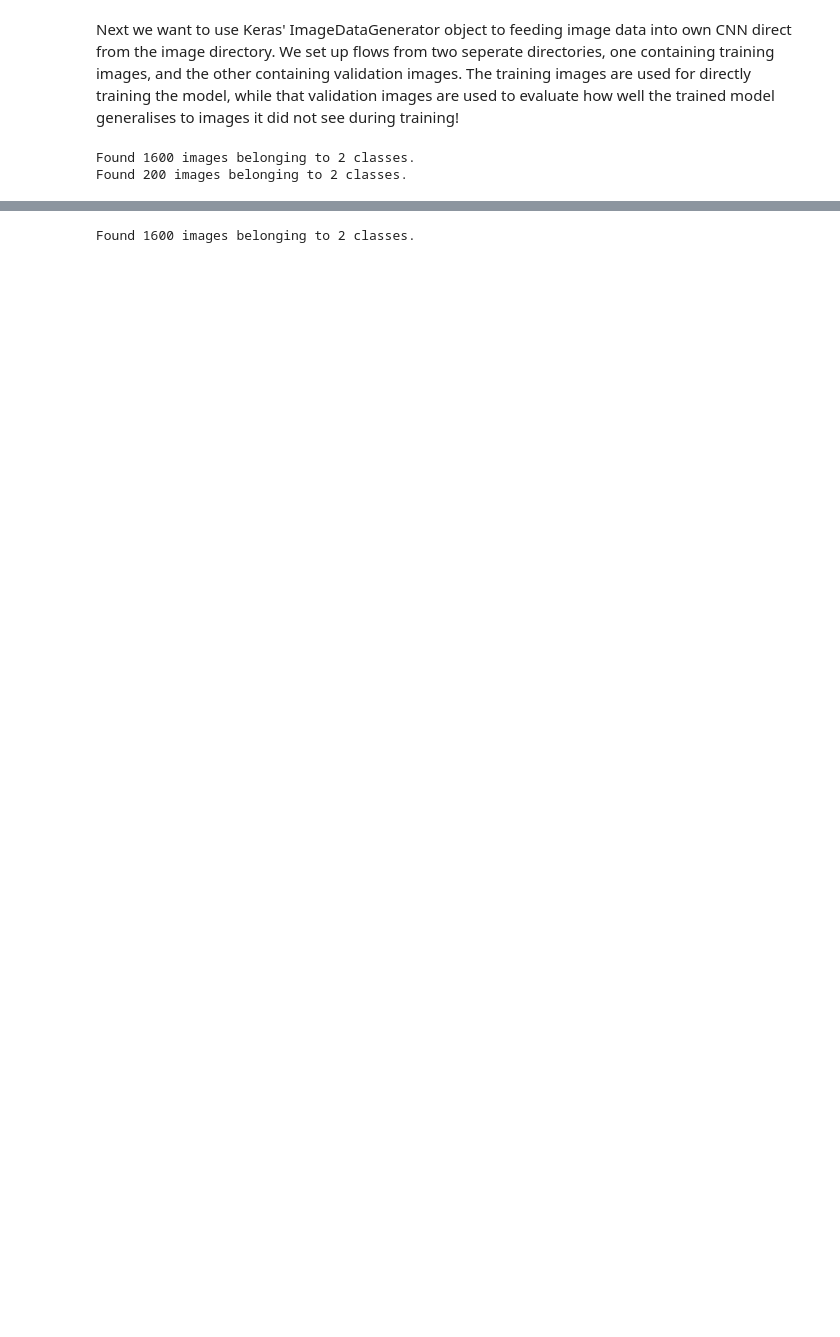
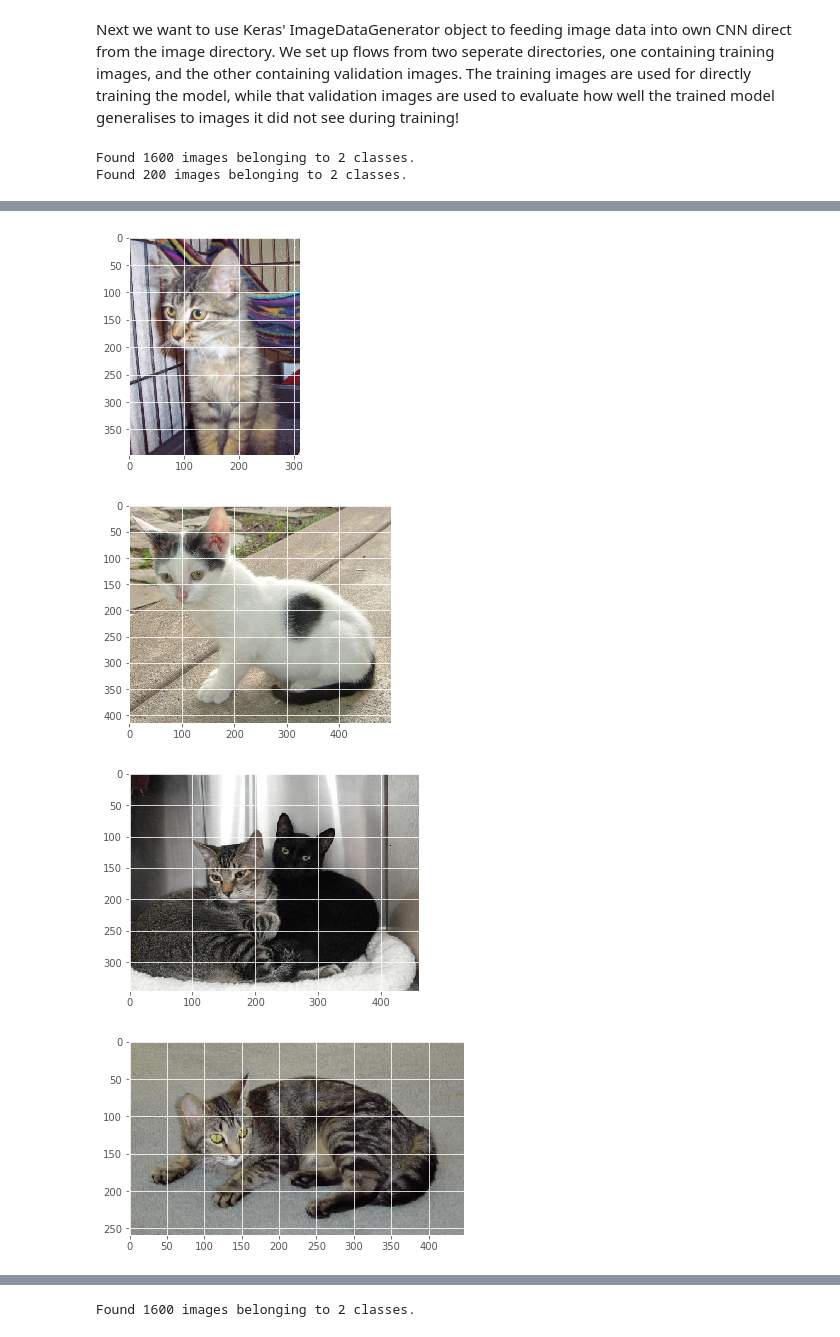
Before and after one commit to rdgreene/CNN-Workshop, a Jupyter notebook: CNN_Workshop.ipynb, the cells around one changed output, grey strips where cells are left out. Saved outputs shown, nothing was run; the diff lists cells and outputs as text; code cells hidden in the pictures; blank space fills up the shorter version.

```diff
--- a/CNN_Workshop.ipynb
+++ b/CNN_Workshop.ipynb
@@ -147,21 +148,0 @@ plt.show()
-# %%
-datagen = ImageDataGenerator(
-    rotation_range=30,
-    shear_range=0.2,
-    zoom_range=0.2,
-    horizontal_flip=True,
-    fill_mode='nearest'
-    )
-
-img = image.load_img('data/train/cats/123.jpg')
-x = image.img_to_array(img)
-x = x.reshape((1,) + x.shape)
-
-i = 0
-for i, batch in enumerate(datagen.flow(x, batch_size=1)):
-    plt.figure(i)
-    imgplot = plt.imshow(image.array_to_img(batch[0]))
-    if i > 4:
-        break
-
-plt.show()
@@ -174,0 +149,11 @@ plt.show()
+# %%
+#@title A sample of our data! { vertical-output: true }
+for animal in ['cats', 'dogs']:
+  for i in ['2', '3', '8', '16']:
+    plt.figure()
+    plt.imshow(image.load_img(f'data/train/{animal}/{i}.jpg'))
+# %% [output]
+[figure, added]
+[figure, added]
+[figure, added]
+[figure, added]
```
Also changed, not shown: parts of 12 cells of this notebook.
